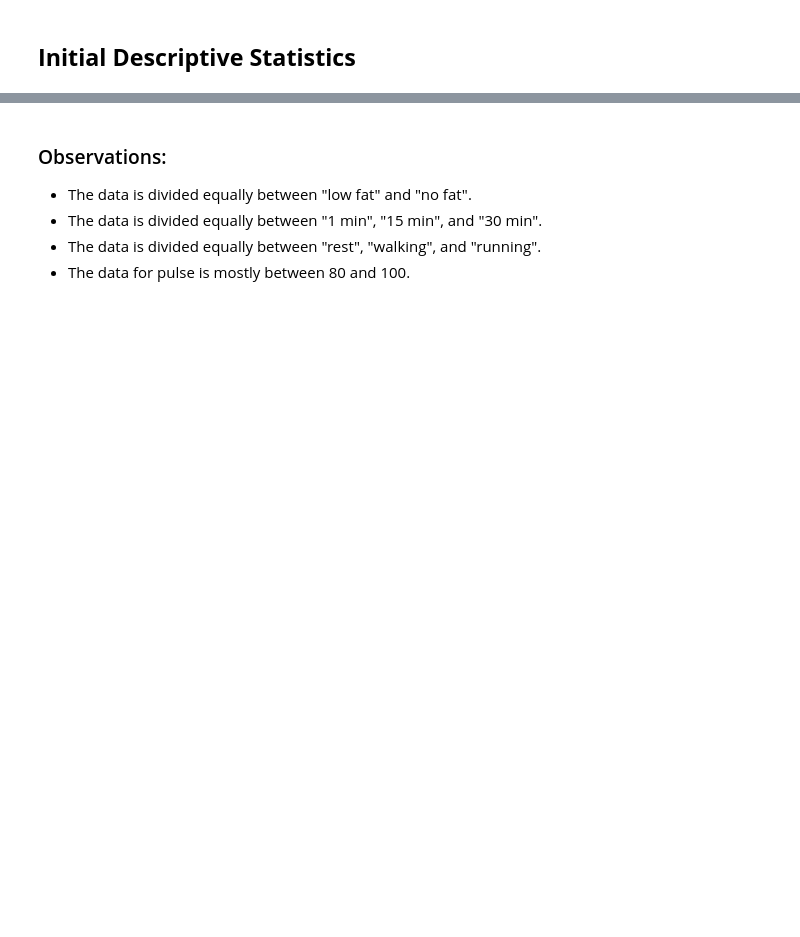
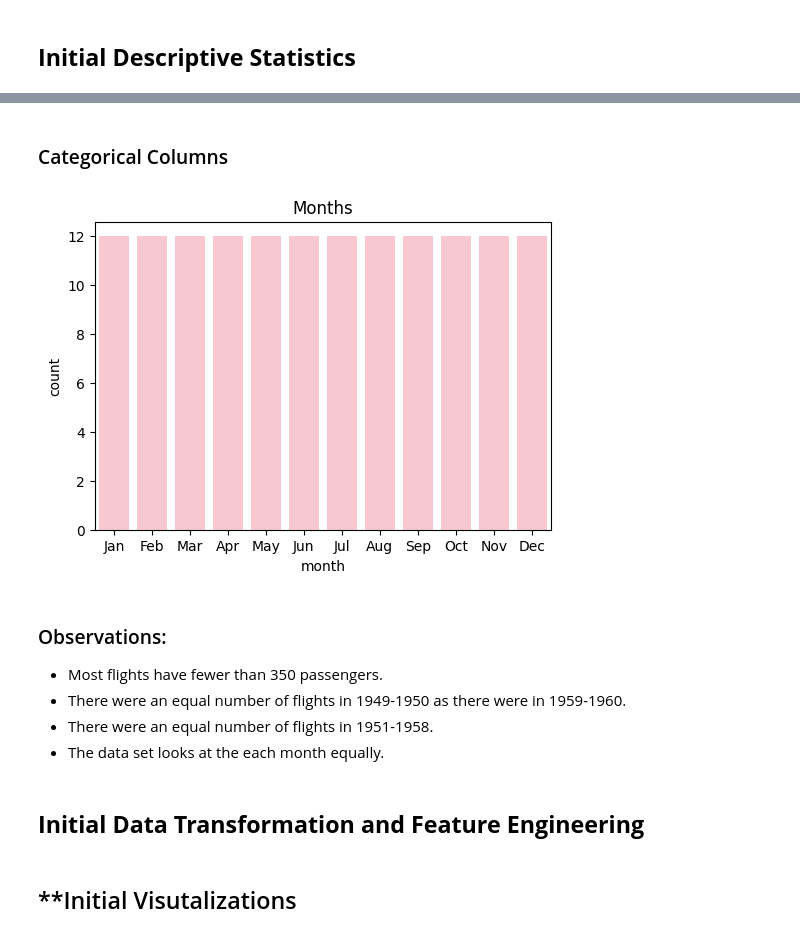
Before and after one commit to kcbreum/datafun-06-eda, a Jupyter notebook: breum_eda.ipynb, the cells around one changed output, grey strips where cells are left out. Cells and saved outputs as stored; diff of their text form; code cells hidden in the pictures; blank space fills up the shorter version.

```diff
--- a/breum_eda.ipynb
+++ b/breum_eda.ipynb
@@ -95,6 +88,25 @@ plt.show()
+# %% [markdown]
+### Categorical Columns
+# %%
+flights['month'].value_counts()
+
+plt.figure(figsize=(20, 4))
+colors = ['pink']
+for i, col in enumerate(flights.select_dtypes(include=['object', 'category']).columns):
+    plt.subplot(1, 3, i+1)
+    sns.countplot(x=col, data=flights, color=colors[i])
+    plt.title(f'Months')
+
+plt.show()
+# %% [output]
+[figure, added]
 # %% [markdown]
 ### Observations:
-- The data is divided equally between "low fat" and "no fat".
-- The data is divided equally between "1 min", "15 min", and "30 min".
-- The data is divided equally between "rest", "walking", and "running".
-- The data for pulse is mostly between 80 and 100.
+- Most flights have fewer than 350 passengers.
+- There were an equal number of flights in 1949-1950 as there were in 1959-1960.
+- There were an equal number of flights in 1951-1958.
+- The data set looks at the each month equally.
+# %% [markdown]
+## **Initial Data Transformation and Feature Engineering**
+# %% [markdown]
+## **Initial Visutalizations
```
Also changed, not shown: parts of 13 cells of this notebook.
